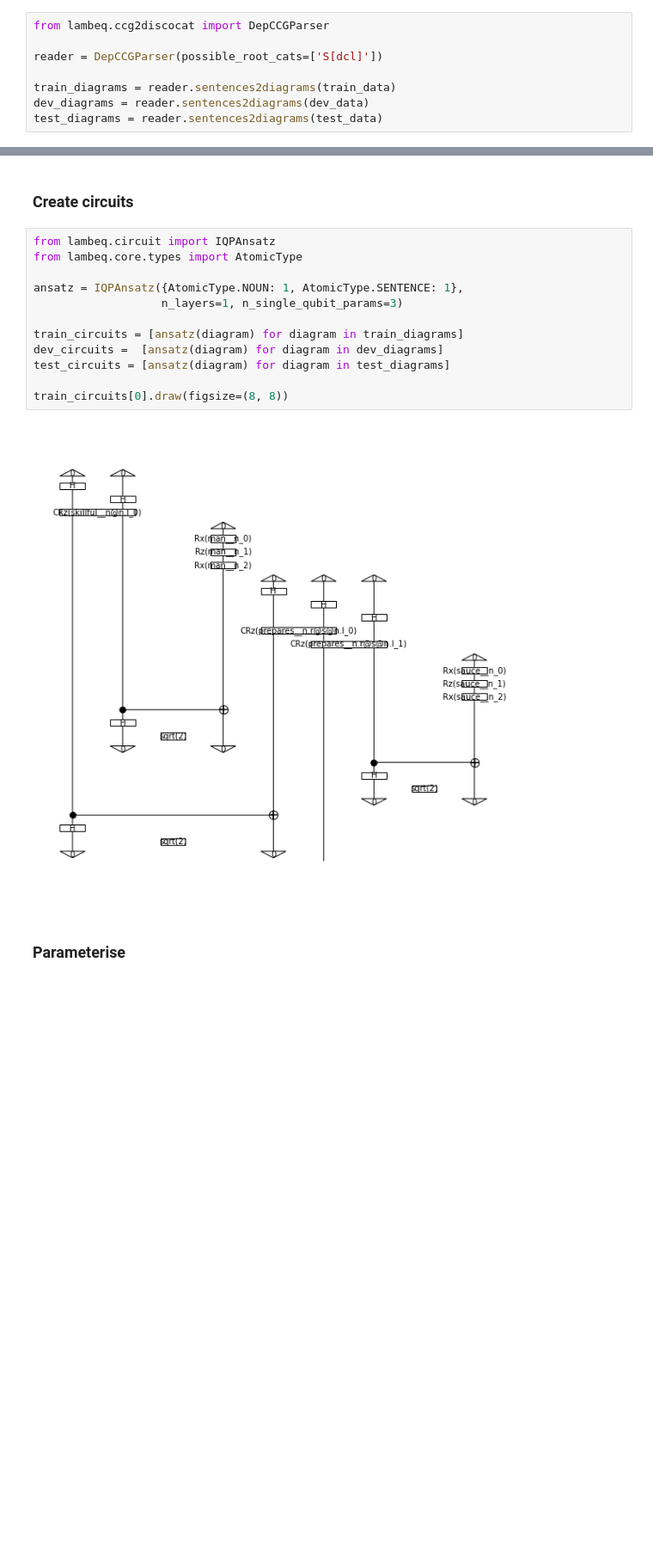
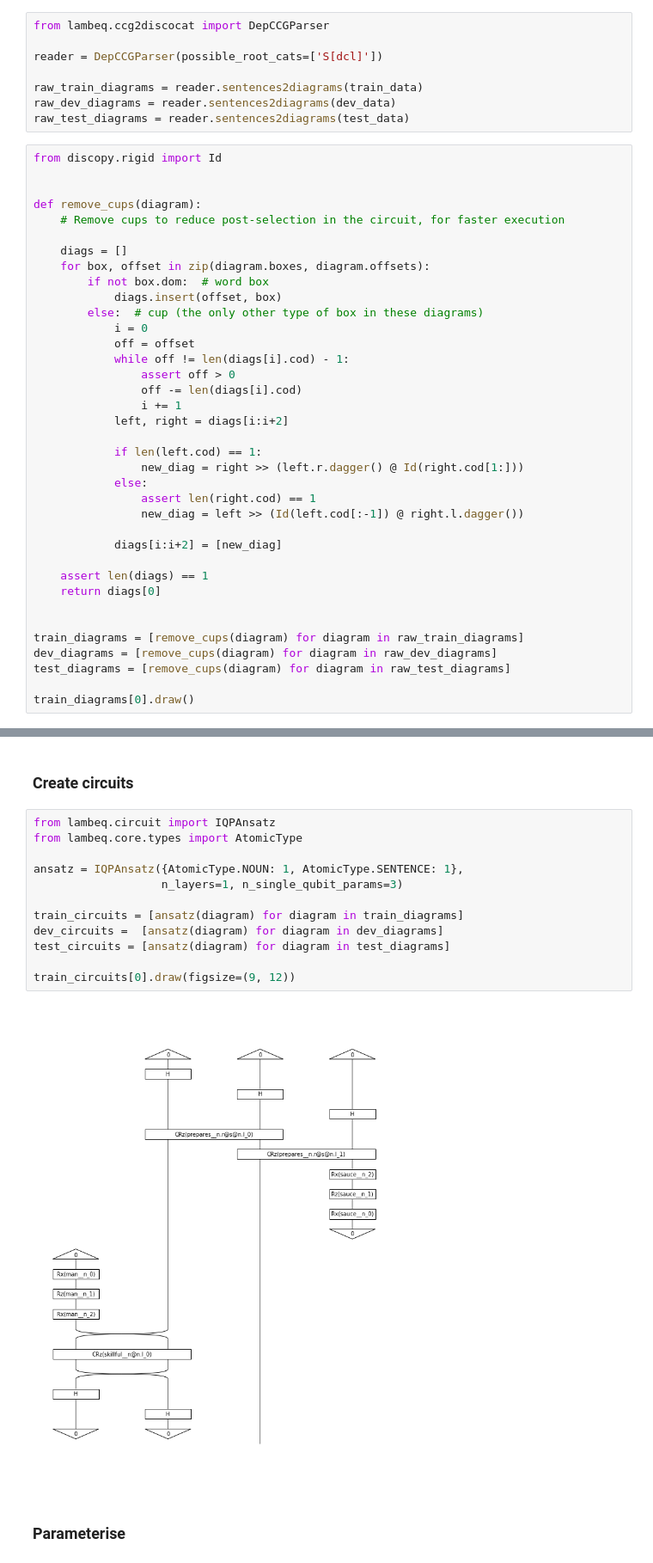
Before and after one commit to blakewilsonquantinuum/lambeq-public, a Jupyter notebook: docs/examples/quantum_pipeline_tket.ipynb, the cells around one changed output, grey strips where cells are left out. Shown: that part at 86% size. Saved outputs shown, nothing was run; the diff lists cells and outputs as text; blank space fills up the shorter version.

```diff
--- a/docs/examples/quantum_pipeline_tket.ipynb
+++ b/docs/examples/quantum_pipeline_tket.ipynb
@@ -22,6 +23,43 @@ from lambeq.ccg2discocat import DepCCGParser
 
 reader = DepCCGParser(possible_root_cats=['S[dcl]'])
 
-train_diagrams = reader.sentences2diagrams(train_data)
-dev_diagrams = reader.sentences2diagrams(dev_data)
-test_diagrams = reader.sentences2diagrams(test_data)
+raw_train_diagrams = reader.sentences2diagrams(train_data)
+raw_dev_diagrams = reader.sentences2diagrams(dev_data)
+raw_test_diagrams = reader.sentences2diagrams(test_data)
+# %%
+from discopy.rigid import Id
+
+
+def remove_cups(diagram):
+    # Remove cups to reduce post-selection in the circuit, for faster execution
+
+    diags = []
+    for box, offset in zip(diagram.boxes, diagram.offsets):
+        if not box.dom:  # word box
+            diags.insert(offset, box)
+        else:  # cup (the only other type of box in these diagrams)
+            i = 0
+            off = offset
+            while off != len(diags[i].cod) - 1:
+                assert off > 0
+                off -= len(diags[i].cod)
+                i += 1
+            left, right = diags[i:i+2]
+
+            if len(left.cod) == 1:
+                new_diag = right >> (left.r.dagger() @ Id(right.cod[1:]))
+            else:
+                assert len(right.cod) == 1
+                new_diag = left >> (Id(left.cod[:-1]) @ right.l.dagger())
+
+            diags[i:i+2] = [new_diag]
+
+    assert len(diags) == 1
+    return diags[0]
+
+
+train_diagrams = [remove_cups(diagram) for diagram in raw_train_diagrams]
+dev_diagrams = [remove_cups(diagram) for diagram in raw_dev_diagrams]
+test_diagrams = [remove_cups(diagram) for diagram in raw_test_diagrams]
+
+train_diagrams[0].draw()
@@ -30,17 +70,17 @@ test_diagrams = reader.sentences2diagrams(test_data)
 # %%
 from lambeq.circuit import IQPAnsatz
 from lambeq.core.types import AtomicType
 
 ansatz = IQPAnsatz({AtomicType.NOUN: 1, AtomicType.SENTENCE: 1},
                    n_layers=1, n_single_qubit_params=3)
 
 train_circuits = [ansatz(diagram) for diagram in train_diagrams]
 dev_circuits =  [ansatz(diagram) for diagram in dev_diagrams]
 test_circuits = [ansatz(diagram) for diagram in test_diagrams]
 
-train_circuits[0].draw(figsize=(8, 8))
+train_circuits[0].draw(figsize=(9, 12))
 # %% [output]
-[figure, old version]
+[figure, new version]
 # %% [markdown]
 ### Parameterise
 # %%
```
Also changed, not shown: parts of 5 cells of this notebook.
